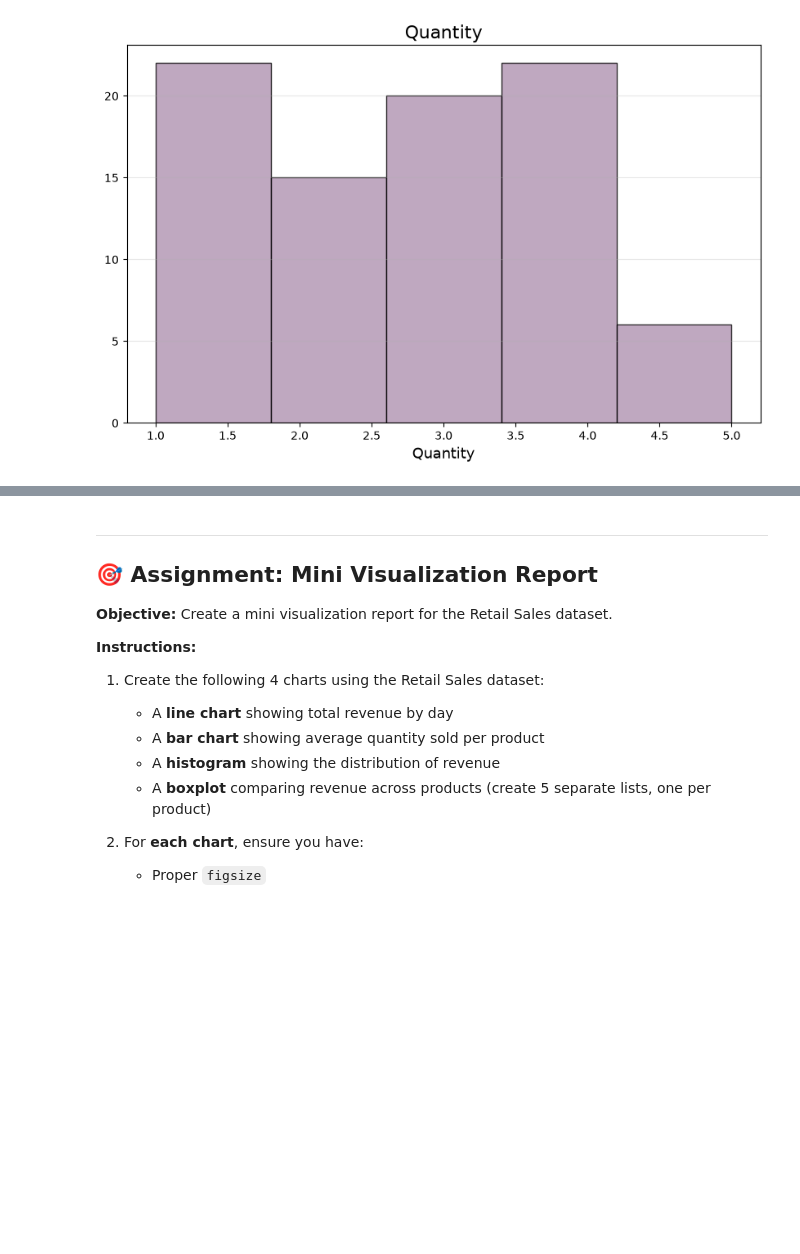
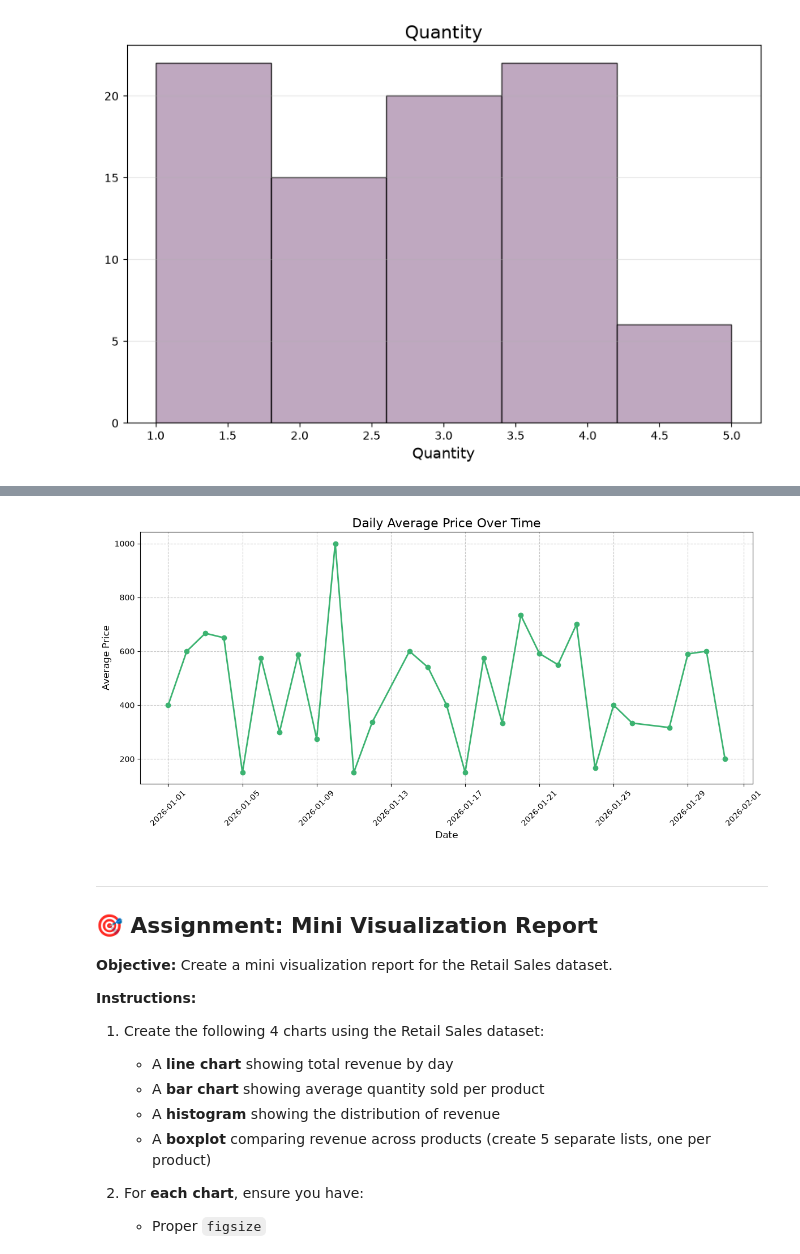
Before and after one commit to dilnazgrewal/Data_Science_Traning_45Days, a Jupyter notebook: Day_18_Matplotlib_continued.ipynb, the cells around one changed output, grey strips where cells are left out. Saved outputs shown, nothing was run; the diff lists cells and outputs as text; code cells hidden in the pictures; blank space fills up the shorter version.

```diff
--- a/Day_18_Matplotlib_continued.ipynb
+++ b/Day_18_Matplotlib_continued.ipynb
@@ -462,9 +482,30 @@ plt.show()
 # %%
 # ============================================
 # YOUR PRACTICE SPACE — Question 8
 # ============================================
+# Create a line chart showing daily average price over time. Add a descriptive title and grid.
 
-# Write your code here
+daily_avg_price = (df.groupby("Date")["Price"].mean())
+
+plt.figure(figsize=(12, 6))
+plt.plot(
+    daily_avg_price.index,
+    daily_avg_price.values,
+    color='mediumseagreen',
+    marker='o',
+    linewidth=2
+)
+
+plt.title("Daily Average Price Over Time", fontsize=16)
+plt.xlabel("Date", fontsize=12)
+plt.ylabel("Average Price", fontsize=12)
+plt.grid(True, linestyle='--', alpha=0.7)
+plt.xticks(rotation=45)
+
+plt.tight_layout()
+plt.show()
+# %% [output]
+[figure, added]
 # %% [markdown]
 ---
 
```
Also changed, not shown: parts of 5 cells of this notebook.
